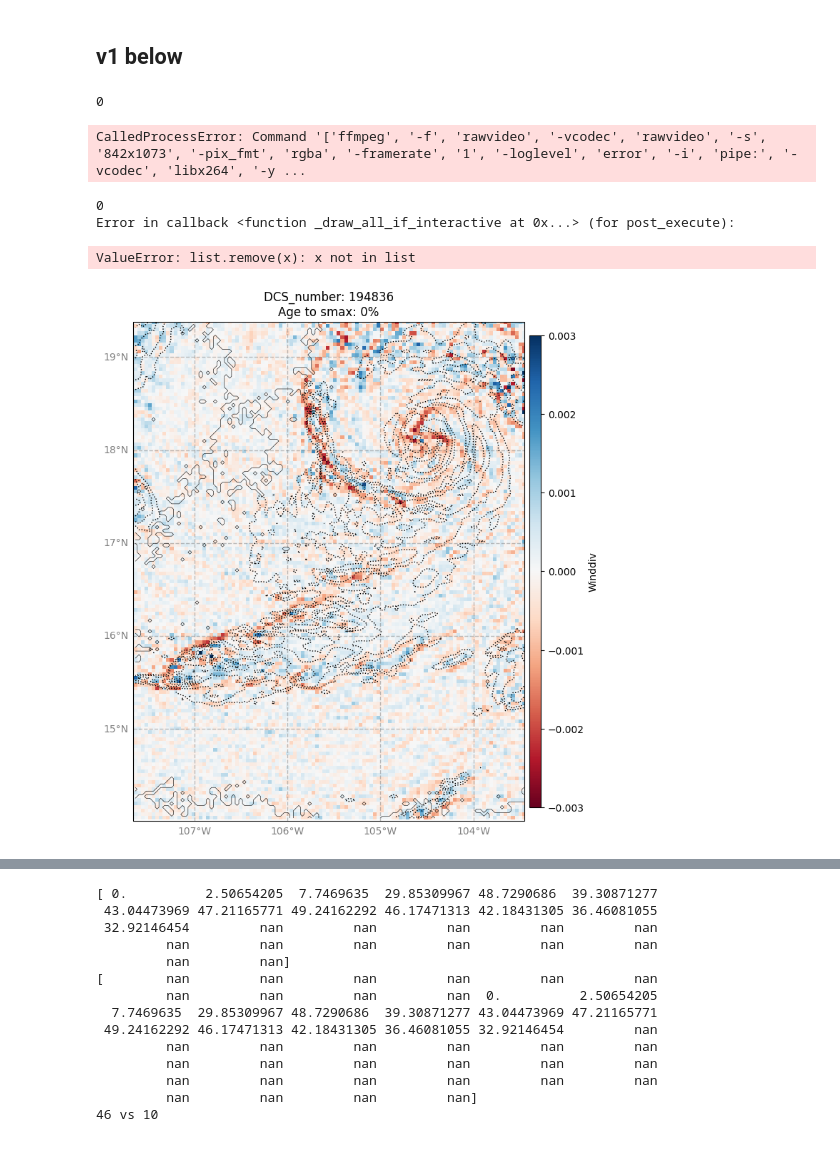
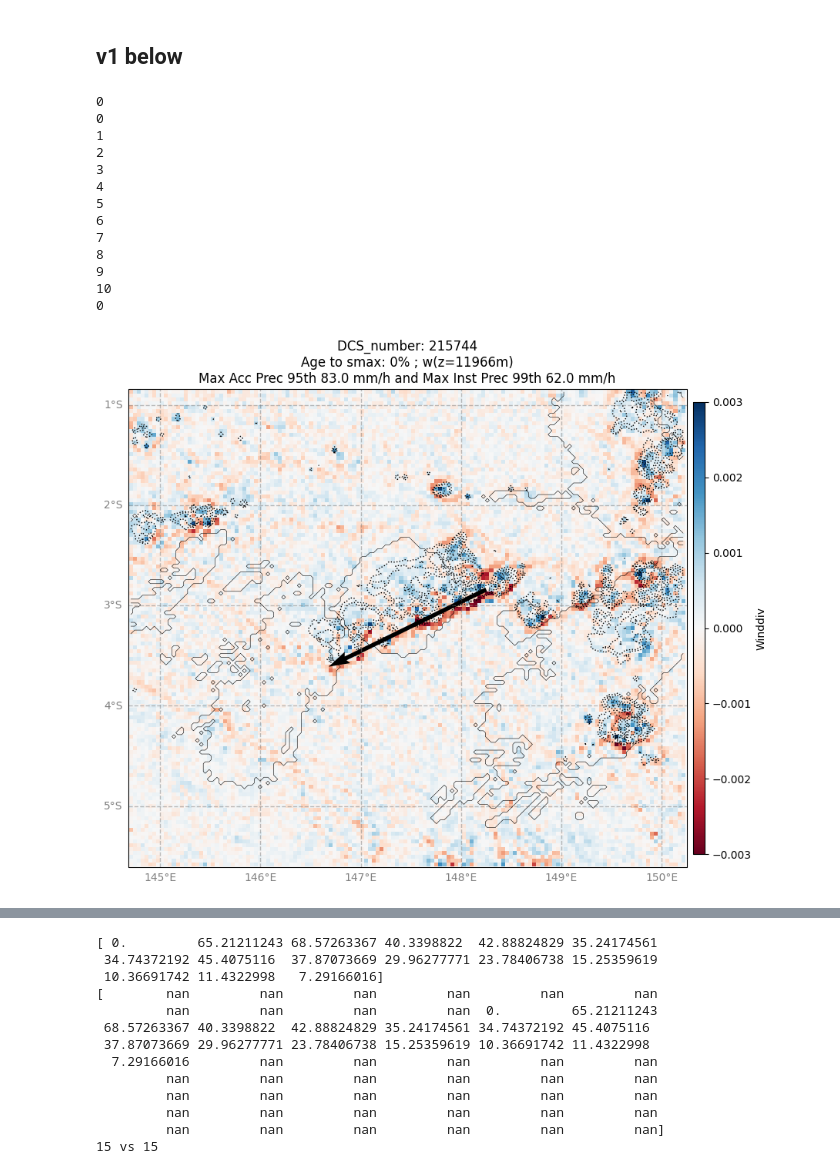
Before and after one commit to 19carenso/shear, a Jupyter notebook: notebooks/shear_transect.ipynb, the cells around one changed output, grey strips where cells are left out. Saved outputs shown, nothing was run; the diff lists cells and outputs as text; code cells hidden in the pictures.

```diff
--- a/notebooks/shear_transect.ipynb
+++ b/notebooks/shear_transect.ipynb
@@ -434,7 +434,7 @@ import matplotlib
 warnings.filterwarnings("ignore", category=matplotlib.MatplotlibDeprecationWarning)
 
 lolmdr=0
-while lolmdr<20:
+while lolmdr<1:
     lolmdr+=1
     start = 0
     while start <=245 :
@@ -447,7 +447,7 @@ while lolmdr<20:
         t = len(times_3d_conv)
 
     # Initialize constants and variables
-    i_z_plot = 20
+    i_z_plot = 45
     w_minmax = 16  # Adjusted to cover more levels
     w_step = 1  # Step size for 'w' contours
     w_start = 0.8
@@ -505,7 +505,6 @@ while lolmdr<20:
     # Add colorbar for PW
     cbar_pw = plt.colorbar(im_winddiv, ax=ax, orientation='vertical', pad=0.01, aspect=40, shrink=0.8, label='Winddiv')
 
-
     # Initialize cloud mask plot
     nan_mask = np.isnan(seg)
     output = np.full_like(seg, 0.5, dtype=float)
@@ -530,9 +529,9 @@ while lolmdr<20:
     im_xprec = ax.scatter(extreme_lon,  extreme_lat, c='k', marker='x', s=150)
 
     # Initialize arrow propagation maturation
-    # lon_smax, lat_smax = lons[i_smax], lats[i_smax]
-    # lon_propa, lat_propa = lon_smax - lons[0], lat_smax - lats[0]
-    # quiv = ax.quiver( lons[0], lats[0], lon_propa, lat_propa, scale=1, angles='xy', scale_units='xy')
+    lon_smax, lat_smax = lons[i_smax], lats[i_smax]
+    lon_propa, lat_propa = lon_smax - lons[0], lat_smax - lats[0]
+    quiv = ax.quiver( lons[0], lats[0], lon_propa, lat_propa, scale=1, angles='xy', scale_units='xy')
 
     # Load initial data for first 3D plot
     first_time_3d = times_3d[0]
@@ -543,6 +542,7 @@ while lolmdr<20:
     fake_u = xr.DataArray(np.full_like(u, np.nan), coords=u.coords, dims=u.dims)
     fake_v = xr.DataArray(np.full_like(v, np.nan), coords=v.coords, dims=v.dims)
     fake_w = xr.DataArray(np.full_like(w, np.nan), coords=w.coords, dims=w.dims)
+
     #w levels
     positive_levels = np.arange(w_start, w_minmax + w_step, w_step)
     negative_levels = -positive_levels[::-1]
@@ -562,7 +562,7 @@ while lolmdr<20:
     title = ax.set_title(f"DCS_number: {iDCS}\nAge to smax: {age_to_smax}%")
 
     def animate(i):
-        global contour_output_main, contour_output_side, contour_prec, contour_w_positive, contour_w_negative, strm  # Declare as global to modify them
+        global quiv, contour_output_main, contour_output_side, contour_prec, contour_w_positive, contour_w_negative, strm  # Declare as global to modify them
         print(i)
         time_current = times[i]
 
@@ -591,6 +591,12 @@ while lolmdr<20:
 
         im_winddiv = ax.pcolormesh(lon_grid, lat_grid, surf_wind_div, cmap=wd_cmap, norm=wd_norm, alpha=1.0)
 
+        if quiv is not None:
+            quiv.remove()
+        # Initialize arrow propagation maturation
+        lon_smax, lat_smax = lons[i_smax], lats[i_smax]
+        lon_propa, lat_propa = lon_smax - lons[0], lat_smax - lats[0]
+        quiv = ax.quiver( lons[0], lats[0], lon_propa, lat_propa, scale=1, angles='xy', scale_units='xy')
 
         # Update cloud mask plot
         nan_mask = np.isnan(seg)
@@ -648,39 +654,47 @@ while lolmdr<20:
 
         # Update streamplot
         new_lon = np.linspace(lon.min(), lon.max(), len(lon))
         new_lat = np.linspace(lat.min(), lat.max(), len(lat))
         u_clean = u.interp(lon=new_lon, lat=new_lat)[i_z_plot] -  u.interp(lon=new_lon, lat=new_lat)[0]
         v_clean = v.interp(lon=new_lon, lat=new_lat)[i_z_plot] -  v.interp(lon=new_lon, lat=new_lat)[0]
         lon_grid_regular, lat_grid_regular = np.meshgrid(new_lon, new_lat)
         horizontal_wind_magnitude = np.sqrt(u_clean.values**2 + v_clean.values**2)
         strm = ax.streamplot(lon_grid_regular, lat_grid_regular, u_clean.values, v_clean.values, color=horizontal_wind_magnitude, cmap="viridis", linewidth=0.5, density=1.5)
 
         # Update title
         age_to_smax = int(100 * np.round((time_current - st.settings["TIME_RANGE"][0] - start) /(time_smax - start), 2))
         max_prec_acc_95 = np.round(xt.sel(DCS_number = iDCS).INT_max_accumulated_95).values
         max_prec_inst_99 = np.round(xt.sel(DCS_number = iDCS).INT_max_instant_99).values
         title.set_text(f"DCS_number: {iDCS}\nAge to smax: {age_to_smax}%" +f" ; w(z={int(z_tropo[i_z_plot])}m)"+"\n"+f"Max Acc Prec 95th {max_prec_acc_95} mm/h and Max Inst Prec 99th {max_prec_inst_99} mm/h")
 
         # Return the updated artists
-        artists = [im_winddiv, im_xprec, *contour_output_main.collections, *contour_output_side.collections, title, *contour_prec.collections]
+        artists = [quiv, im_winddiv, im_xprec, *contour_output_main.collections, *contour_output_side.collections, title, *contour_prec.collections]
 
         if time_current in times_3d:
             artists.extend(contour_w_positive.collections)
             artists.extend(contour_w_negative.collections)
             artists.extend([strm.lines, strm.arrows])
 
         return artists
 
     ani = FuncAnimation(fig, animate, frames=len(times[:i_smax+1]), interval=1000)
     writer = FFMpegWriter(fps=1, codec="libx264")
     ani.save(f"/scratchx/mcarenso/shear/extremes_animation_v4/DCS_{iDCS}.mp4", writer=writer)
 # %% [output]
 0
+0
+1
+2
+3
+4
+5
+6
+7
+8
+9
+10
+0
-CalledProcessError: Command '['ffmpeg', '-f', 'rawvideo', '-vcodec', 'rawvideo', '-s', '842x1073', '-pix_fmt', 'rgba', '-framerate', '1', '-loglevel', 'error', '-i', 'pipe:', '-vcodec', 'libx264', '-y ...
-0
-Error in callback <function _draw_all_if_interactive at 0x...> (for post_execute):
-ValueError: list.remove(x): x not in list
-[figure, old version]
+[figure, new version]
 # %%
 why
 # %% [output]
@@ -708,21 +722,20 @@ iDCS = random.choice(xt.DCS_number.values) #282330
 
 why = xt.sel(DCS_number = iDCS) #
 start, end, lons, lats, speeds, times, time_smax, i_smax, lons_3d, lats_3d, speeds_3d, times_3d, speed_lon_3d, speed_lat_3d  = st.get_frame_data(xt, iDCS)
-print(why.LC_instant_prec_99th[start:end].values)
+print(why.LC_instant_prec_99th[start:end][:i_smax+1].values)
 print(why.LC_instant_prec_99th[start-10:end+10].values)
-print(len(~np.isnan(why.LC_instant_prec_99th[start-10:end+10])), "vs", i_smax)
+print(np.sum(~np.isnan(why.LC_instant_prec_99th.values)), "vs", i_smax+1)
 # %% [output]
-[ 0.          2.50654205  7.7469635  29.85309967 48.7290686  39.30871277
- 43.04473969 47.21165771 49.24162292 46.17471313 42.18431305 36.46081055
- 32.92146454         nan         nan         nan         nan         nan
-         nan         nan         nan         nan         nan         nan
-         nan         nan]
+[ 0.         65.21211243 68.57263367 40.3398822  42.88824829 35.24174561
+ 34.74372192 45.4075116  37.87073669 29.96277771 23.78406738 15.25359619
+ 10.36691742 11.4322998   7.29166016]
 [        nan         nan         nan         nan         nan         nan
-         nan         nan         nan         nan  0.          2.50654205
-  7.7469635  29.85309967 48.7290686  39.30871277 43.04473969 47.21165771
- 49.24162292 46.17471313 42.18431305 36.46081055 32.92146454         nan
+         nan         nan         nan         nan  0.         65.21211243
+ 68.57263367 40.3398822  42.88824829 35.24174561 34.74372192 45.4075116
+ 37.87073669 29.96277771 23.78406738 15.25359619 10.36691742 11.4322998
+  7.29166016         nan         nan         nan         nan         nan
          nan         nan         nan         nan         nan         nan
          nan         nan         nan         nan         nan         nan
          nan         nan         nan         nan         nan         nan
-         nan         nan         nan         nan]
-46 vs 10
+         nan         nan         nan         nan         nan         nan]
+15 vs 15
```
Also changed, not shown: parts of 1 cell of this notebook, 6 other files.
